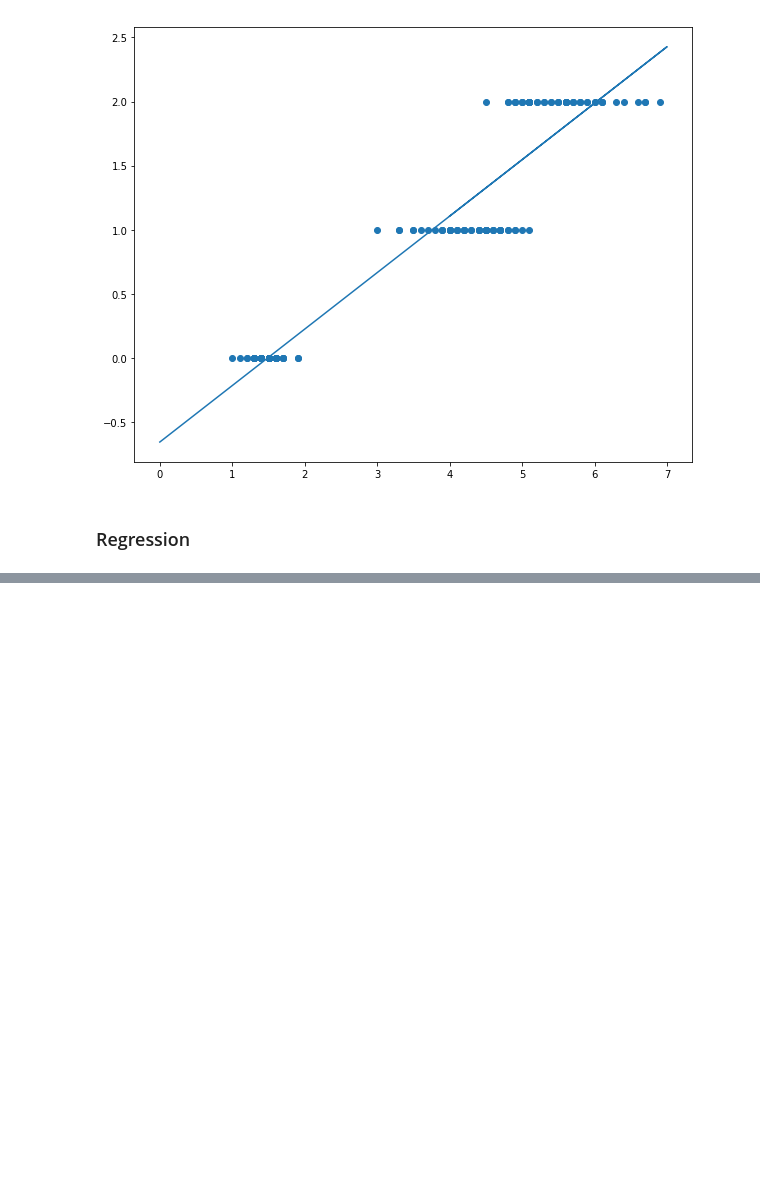
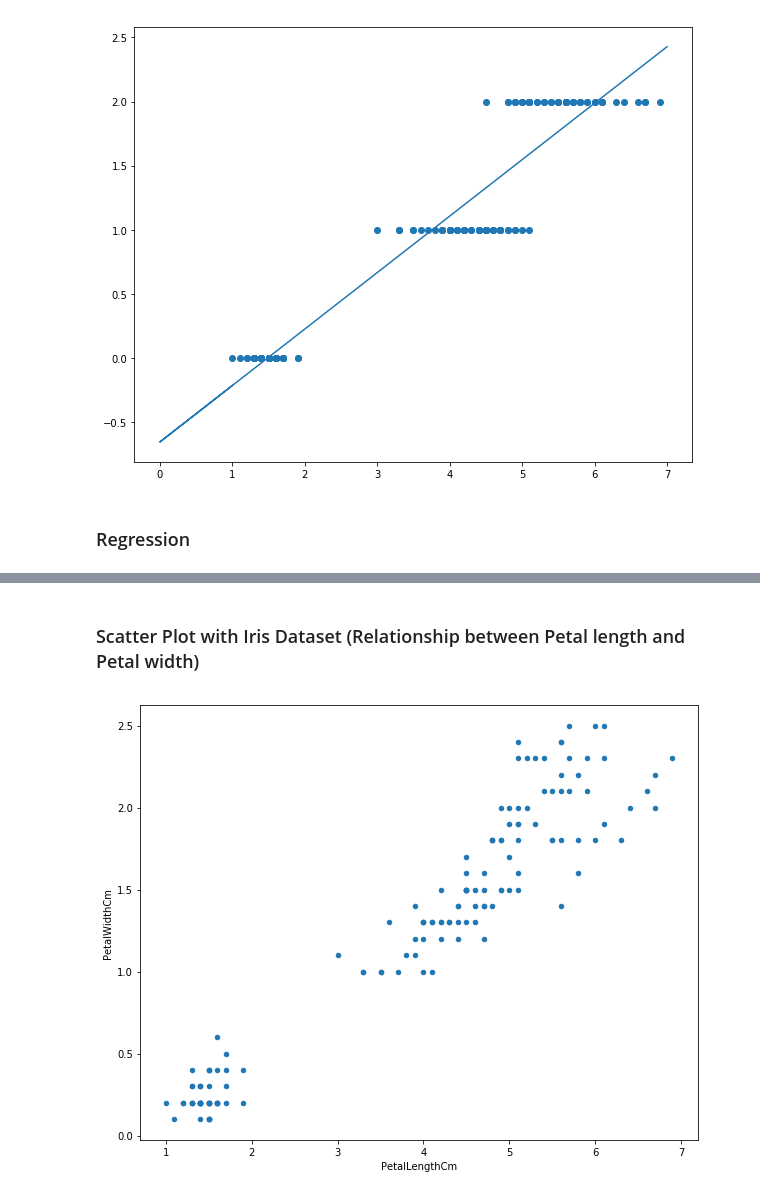
Before and after one commit to skazi019/Iris-dataset-analysis, a Jupyter notebook: iris_analysis.ipynb, the cells around one changed output, grey strips where cells are left out. Cells and saved outputs as stored; diff of their text form; code cells hidden in the pictures; blank space fills up the shorter version.

```diff
--- a/iris_analysis.ipynb
+++ b/iris_analysis.ipynb
@@ -364,0 +418,7 @@ plt.plot(Xfit, yfit)
+# %% [markdown]
+### Scatter Plot with Iris Dataset (Relationship between Petal length and Petal width)
+# %%
+iris1.plot(kind='scatter', x='PetalLengthCm', y='PetalWidthCm')
+plt.show()
+# %% [output]
+[figure, added]
```
Also changed, not shown: parts of 13 cells of this notebook, 1 other file.
